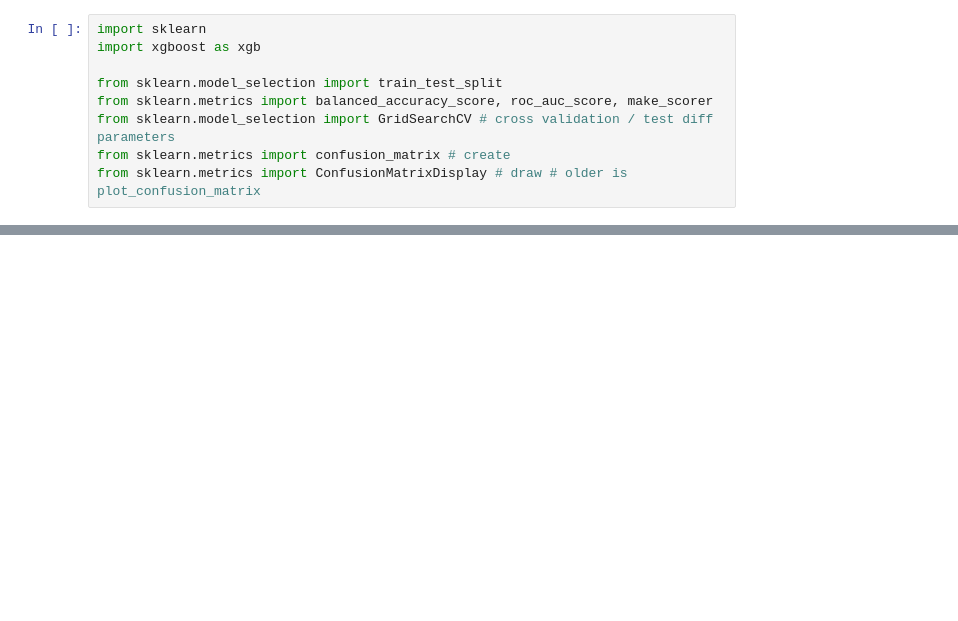
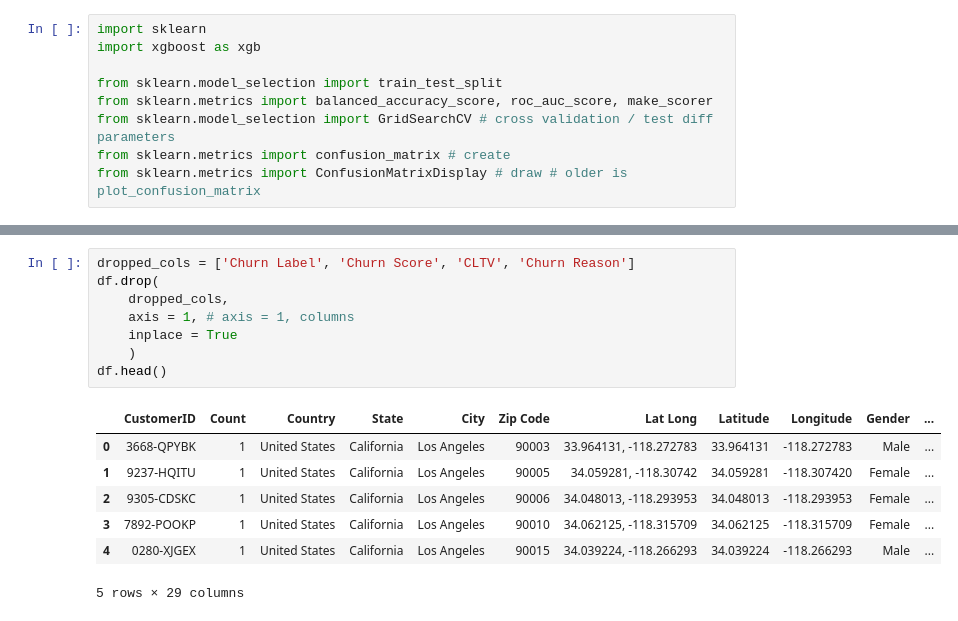
Before and after one commit to shitijnigam/kaggle-repo, a Jupyter notebook: ml-recap-xgboost.ipynb, the cells around one changed output, grey strips where cells are left out. Drawn from its saved outputs; the diff is of its cells as text; blank space fills up the shorter version.

```diff
--- a/ml-recap-xgboost.ipynb
+++ b/ml-recap-xgboost.ipynb
@@ -33,0 +43,16 @@ dataframe.head()
+# %%
+dropped_cols = ['Churn Label', 'Churn Score', 'CLTV', 'Churn Reason']
+df.drop(
+    dropped_cols,
+    axis = 1, # axis = 1, columns
+    inplace = True
+    )
+df.head()
+# %% [output]
+|  | CustomerID | Count | Country | State | City | Zip Code | Lat Long | Latitude | Longitude | Gender | ... |
+| 0 | 3668-QPYBK | 1 | United States | California | Los Angeles | 90003 | 33.964131, -118.272783 | 33.964131 | -118.272783 | Male | ... |
+| 1 | 9237-HQITU | 1 | United States | California | Los Angeles | 90005 | 34.059281, -118.30742 | 34.059281 | -118.307420 | Female | ... |
+| 2 | 9305-CDSKC | 1 | United States | California | Los Angeles | 90006 | 34.048013, -118.293953 | 34.048013 | -118.293953 | Female | ... |
+| 3 | 7892-POOKP | 1 | United States | California | Los Angeles | 90010 | 34.062125, -118.315709 | 34.062125 | -118.315709 | Female | ... |
+| 4 | 0280-XJGEX | 1 | United States | California | Los Angeles | 90015 | 34.039224, -118.266293 | 34.039224 | -118.266293 | Male | ... |
+5 rows × 29 columns
```
Also changed, not shown: parts of 14 cells of this notebook.
